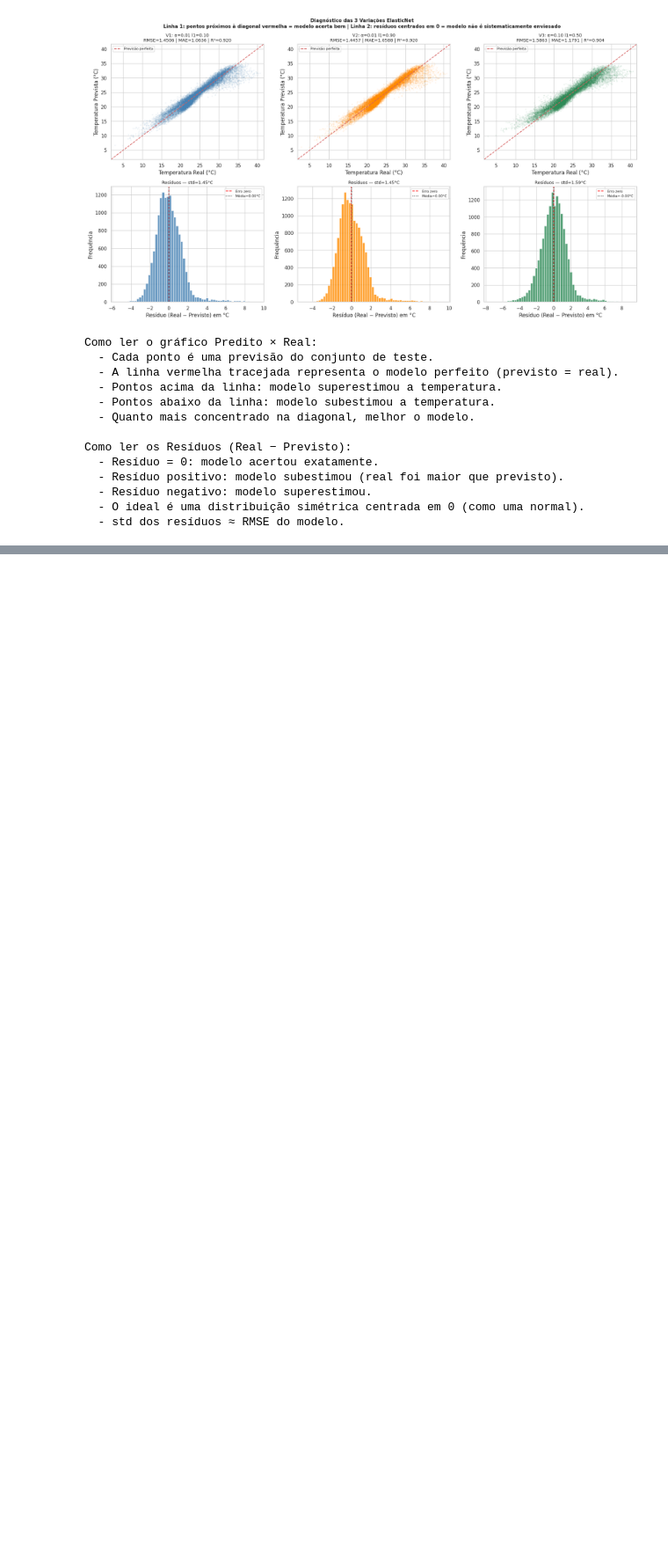
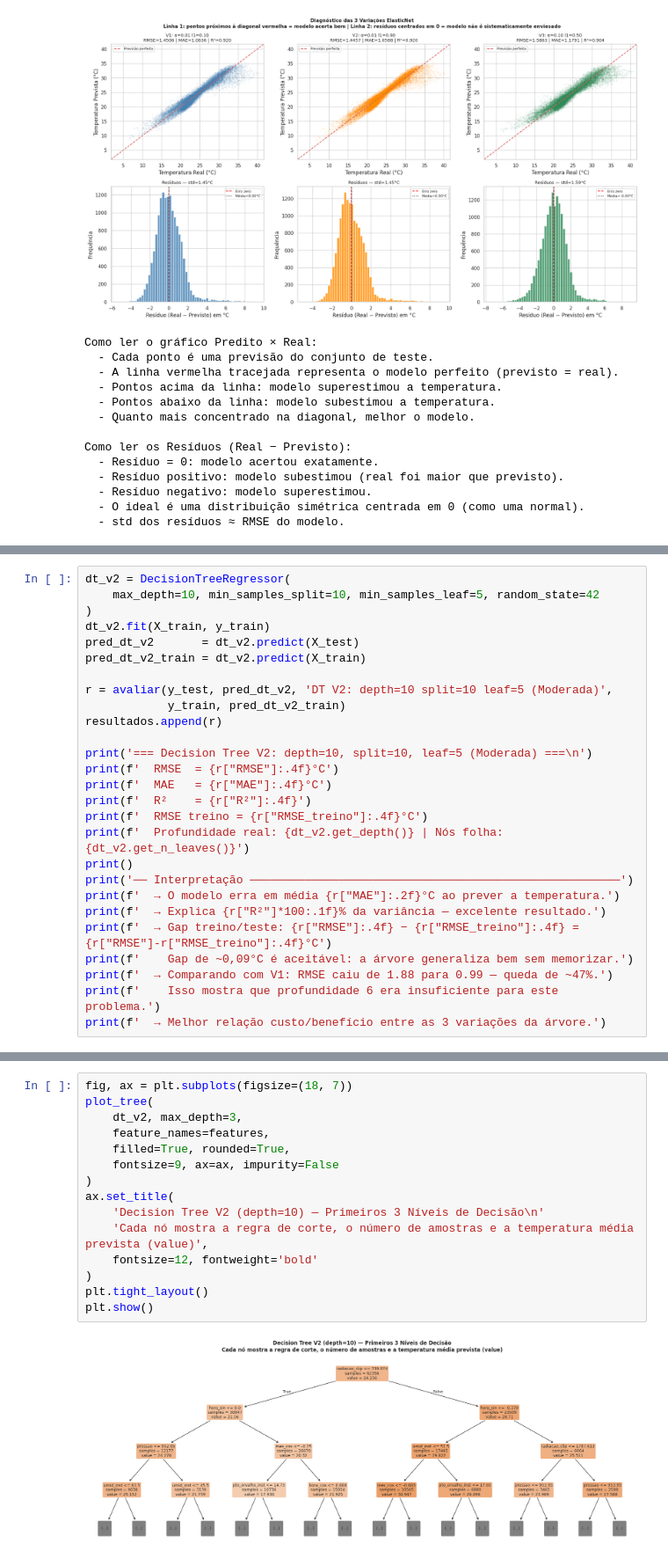
Before and after one commit to Ronaldo-Junior1/analise-dados-atividade2, a Jupyter notebook: ArquivoPrincipal.ipynb, the cells around one changed output, grey strips where cells are left out. Shown at 88% size. Drawn from its saved outputs; the diff is of its cells as text; blank space fills up the shorter version.

Commit message:
Finalização da arvore de regressão - decision tree

```diff
--- a/ArquivoPrincipal.ipynb
+++ b/ArquivoPrincipal.ipynb
@@ -714,0 +790,27 @@ Como ler os Resíduos (Real − Previsto):
+# %%
+dt_v2 = DecisionTreeRegressor(
+    max_depth=10, min_samples_split=10, min_samples_leaf=5, random_state=42
+)
+dt_v2.fit(X_train, y_train)
+pred_dt_v2       = dt_v2.predict(X_test)
+pred_dt_v2_train = dt_v2.predict(X_train)
+
+r = avaliar(y_test, pred_dt_v2, 'DT V2: depth=10 split=10 leaf=5 (Moderada)',
+            y_train, pred_dt_v2_train)
+resultados.append(r)
+
+print('=== Decision Tree V2: depth=10, split=10, leaf=5 (Moderada) ===\n')
+print(f'  RMSE  = {r["RMSE"]:.4f}°C')
+print(f'  MAE   = {r["MAE"]:.4f}°C')
+print(f'  R²    = {r["R²"]:.4f}')
+print(f'  RMSE treino = {r["RMSE_treino"]:.4f}°C')
+print(f'  Profundidade real: {dt_v2.get_depth()} | Nós folha: {dt_v2.get_n_leaves()}')
+print()
+print('── Interpretação ──────────────────────────────────────────────────────')
+print(f'  → O modelo erra em média {r["MAE"]:.2f}°C ao prever a temperatura.')
+print(f'  → Explica {r["R²"]*100:.1f}% da variância — excelente resultado.')
+print(f'  → Gap treino/teste: {r["RMSE"]:.4f} − {r["RMSE_treino"]:.4f} = {r["RMSE"]-r["RMSE_treino"]:.4f}°C')
+print(f'    Gap de ~0,09°C é aceitável: a árvore generaliza bem sem memorizar.')
+print(f'  → Comparando com V1: RMSE caiu de 1.88 para 0.99 — queda de ~47%.')
+print(f'    Isso mostra que profundidade 6 era insuficiente para este problema.')
+print(f'  → Melhor relação custo/benefício entre as 3 variações da árvore.')
@@ -714,0 +916,17 @@ Como ler os Resíduos (Real − Previsto):
+# %%
+fig, ax = plt.subplots(figsize=(18, 7))
+plot_tree(
+    dt_v2, max_depth=3,
+    feature_names=features,
+    filled=True, rounded=True,
+    fontsize=9, ax=ax, impurity=False
+)
+ax.set_title(
+    'Decision Tree V2 (depth=10) — Primeiros 3 Níveis de Decisão\n'
+    'Cada nó mostra a regra de corte, o número de amostras e a temperatura média prevista (value)',
+    fontsize=12, fontweight='bold'
+)
+plt.tight_layout()
+plt.show()
+# %% [output]
+[figure, added]
```
Also changed, not shown: parts of 10 cells of this notebook.
